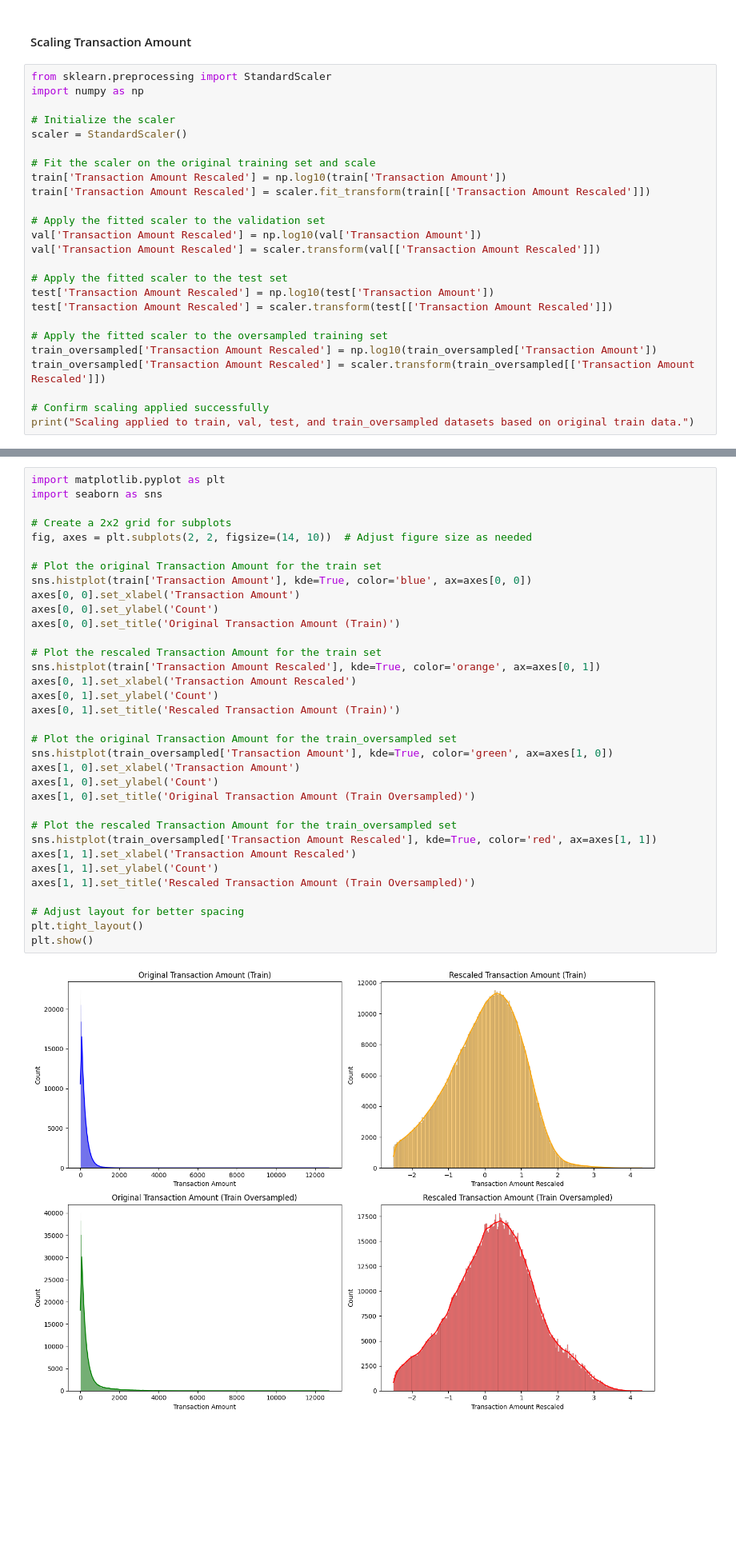
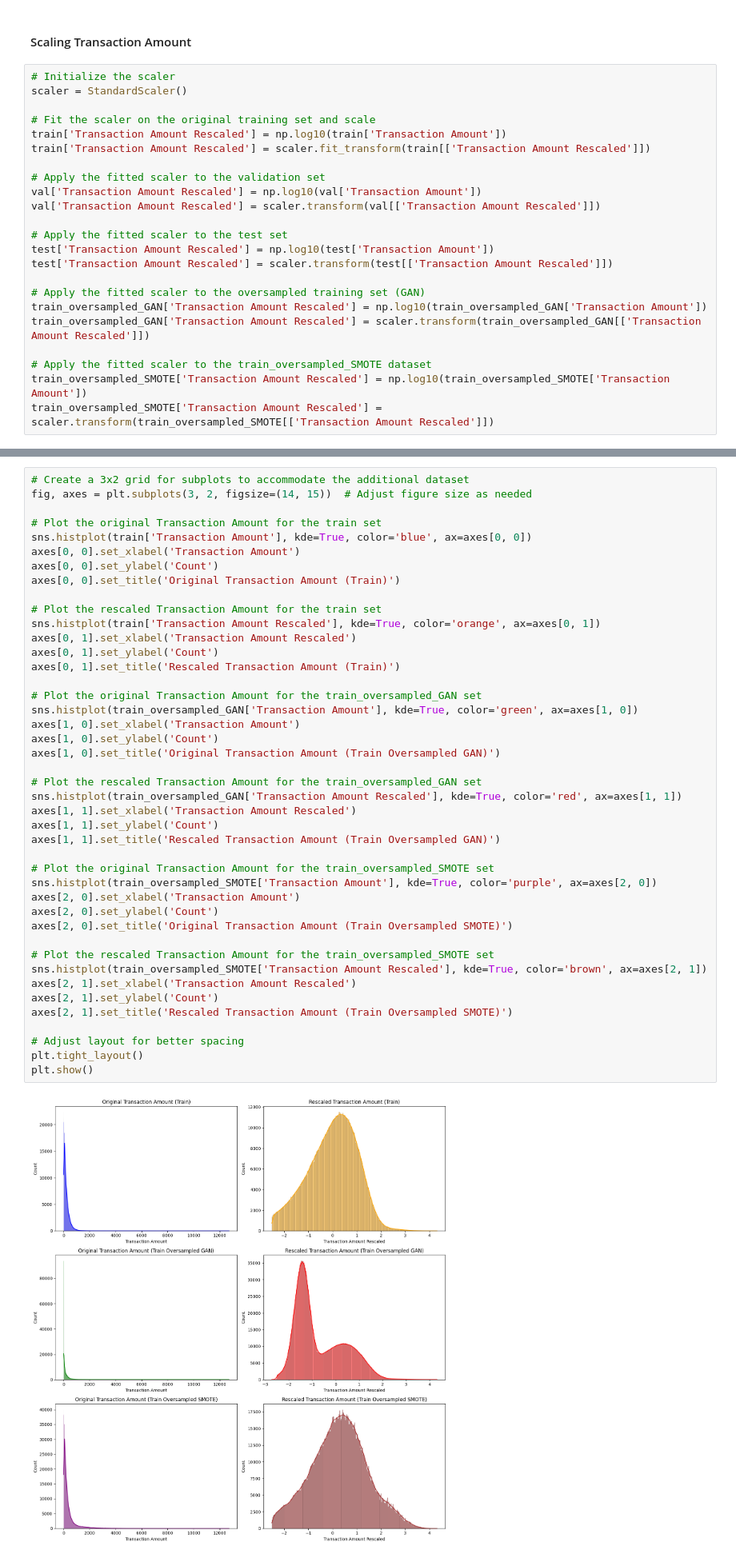
Before and after one commit to shawncch/bt4012_Group28, a Jupyter notebook: deeplearning.ipynb, the cells around one changed output, grey strips where cells are left out. Shown at 80% size. Cells and saved outputs as stored; diff of their text form; blank space fills up the shorter version.

```diff
--- a/deeplearning.ipynb
+++ b/deeplearning.ipynb
@@ -338,9 +461,6 @@ Name: count, dtype: int64
 # %% [markdown]
 #### Scaling Transaction Amount
 # %%
-from sklearn.preprocessing import StandardScaler
-import numpy as np
-
 # Initialize the scaler
 scaler = StandardScaler()
 
@@ -356,9 +476,10 @@ val['Transaction Amount Rescaled'] = scaler.transform(val[['Transaction Amount R
 test['Transaction Amount Rescaled'] = np.log10(test['Transaction Amount'])
 test['Transaction Amount Rescaled'] = scaler.transform(test[['Transaction Amount Rescaled']])
 
-# Apply the fitted scaler to the oversampled training set
-train_oversampled['Transaction Amount Rescaled'] = np.log10(train_oversampled['Transaction Amount'])
-train_oversampled['Transaction Amount Rescaled'] = scaler.transform(train_oversampled[['Transaction Amount Rescaled']])
+# Apply the fitted scaler to the oversampled training set (GAN)
+train_oversampled_GAN['Transaction Amount Rescaled'] = np.log10(train_oversampled_GAN['Transaction Amount'])
+train_oversampled_GAN['Transaction Amount Rescaled'] = scaler.transform(train_oversampled_GAN[['Transaction Amount Rescaled']])
 
-# Confirm scaling applied successfully
-print("Scaling applied to train, val, test, and train_oversampled datasets based on original train data.")
+# Apply the fitted scaler to the train_oversampled_SMOTE dataset
+train_oversampled_SMOTE['Transaction Amount Rescaled'] = np.log10(train_oversampled_SMOTE['Transaction Amount'])
+train_oversampled_SMOTE['Transaction Amount Rescaled'] = scaler.transform(train_oversampled_SMOTE[['Transaction Amount Rescaled']])
@@ -367,39 +486,48 @@ Scaling applied to train, val, test, and train_oversampled datasets based on ori
 # %%
-import matplotlib.pyplot as plt
-import seaborn as sns
-
-# Create a 2x2 grid for subplots
-fig, axes = plt.subplots(2, 2, figsize=(14, 10))  # Adjust figure size as needed
+# Create a 3x2 grid for subplots to accommodate the additional dataset
+fig, axes = plt.subplots(3, 2, figsize=(14, 15))  # Adjust figure size as needed
 
 # Plot the original Transaction Amount for the train set
 sns.histplot(train['Transaction Amount'], kde=True, color='blue', ax=axes[0, 0])
 axes[0, 0].set_xlabel('Transaction Amount')
 axes[0, 0].set_ylabel('Count')
 axes[0, 0].set_title('Original Transaction Amount (Train)')
 
 # Plot the rescaled Transaction Amount for the train set
 sns.histplot(train['Transaction Amount Rescaled'], kde=True, color='orange', ax=axes[0, 1])
 axes[0, 1].set_xlabel('Transaction Amount Rescaled')
 axes[0, 1].set_ylabel('Count')
 axes[0, 1].set_title('Rescaled Transaction Amount (Train)')
 
-# Plot the original Transaction Amount for the train_oversampled set
-sns.histplot(train_oversampled['Transaction Amount'], kde=True, color='green', ax=axes[1, 0])
+# Plot the original Transaction Amount for the train_oversampled_GAN set
+sns.histplot(train_oversampled_GAN['Transaction Amount'], kde=True, color='green', ax=axes[1, 0])
 axes[1, 0].set_xlabel('Transaction Amount')
 axes[1, 0].set_ylabel('Count')
-axes[1, 0].set_title('Original Transaction Amount (Train Oversampled)')
+axes[1, 0].set_title('Original Transaction Amount (Train Oversampled GAN)')
 
-# Plot the rescaled Transaction Amount for the train_oversampled set
-sns.histplot(train_oversampled['Transaction Amount Rescaled'], kde=True, color='red', ax=axes[1, 1])
+# Plot the rescaled Transaction Amount for the train_oversampled_GAN set
+sns.histplot(train_oversampled_GAN['Transaction Amount Rescaled'], kde=True, color='red', ax=axes[1, 1])
 axes[1, 1].set_xlabel('Transaction Amount Rescaled')
 axes[1, 1].set_ylabel('Count')
-axes[1, 1].set_title('Rescaled Transaction Amount (Train Oversampled)')
+axes[1, 1].set_title('Rescaled Transaction Amount (Train Oversampled GAN)')
+
+# Plot the original Transaction Amount for the train_oversampled_SMOTE set
+sns.histplot(train_oversampled_SMOTE['Transaction Amount'], kde=True, color='purple', ax=axes[2, 0])
+axes[2, 0].set_xlabel('Transaction Amount')
+axes[2, 0].set_ylabel('Count')
+axes[2, 0].set_title('Original Transaction Amount (Train Oversampled SMOTE)')
+
+# Plot the rescaled Transaction Amount for the train_oversampled_SMOTE set
+sns.histplot(train_oversampled_SMOTE['Transaction Amount Rescaled'], kde=True, color='brown', ax=axes[2, 1])
+axes[2, 1].set_xlabel('Transaction Amount Rescaled')
+axes[2, 1].set_ylabel('Count')
+axes[2, 1].set_title('Rescaled Transaction Amount (Train Oversampled SMOTE)')
 
 # Adjust layout for better spacing
 plt.tight_layout()
 plt.show()
 # %% [output]
-[figure, old version]
+[figure, new version]
 # %% [markdown]
 #### Scaling Account Age
 # %%
```
Also changed, not shown: parts of 35 cells of this notebook.
